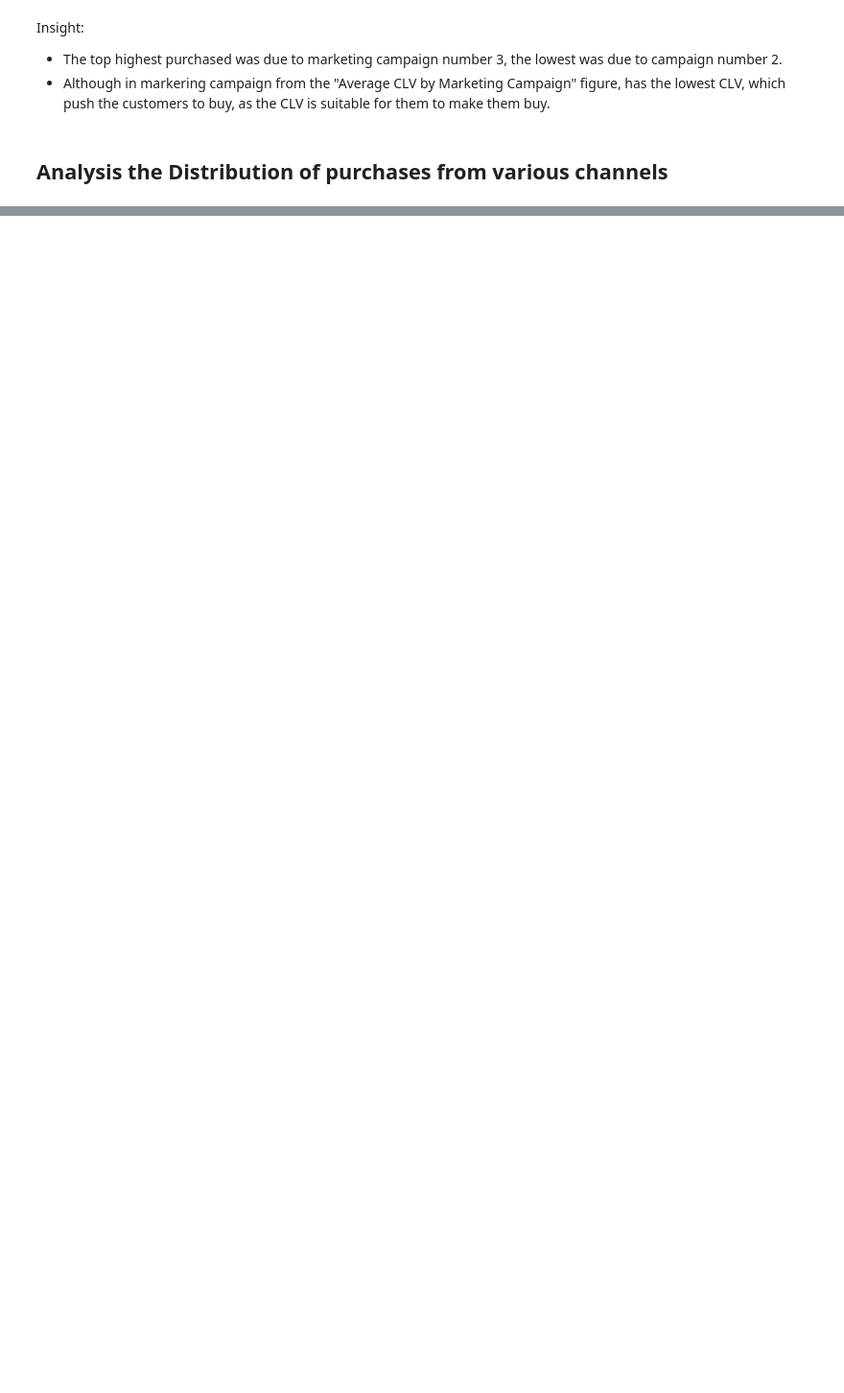
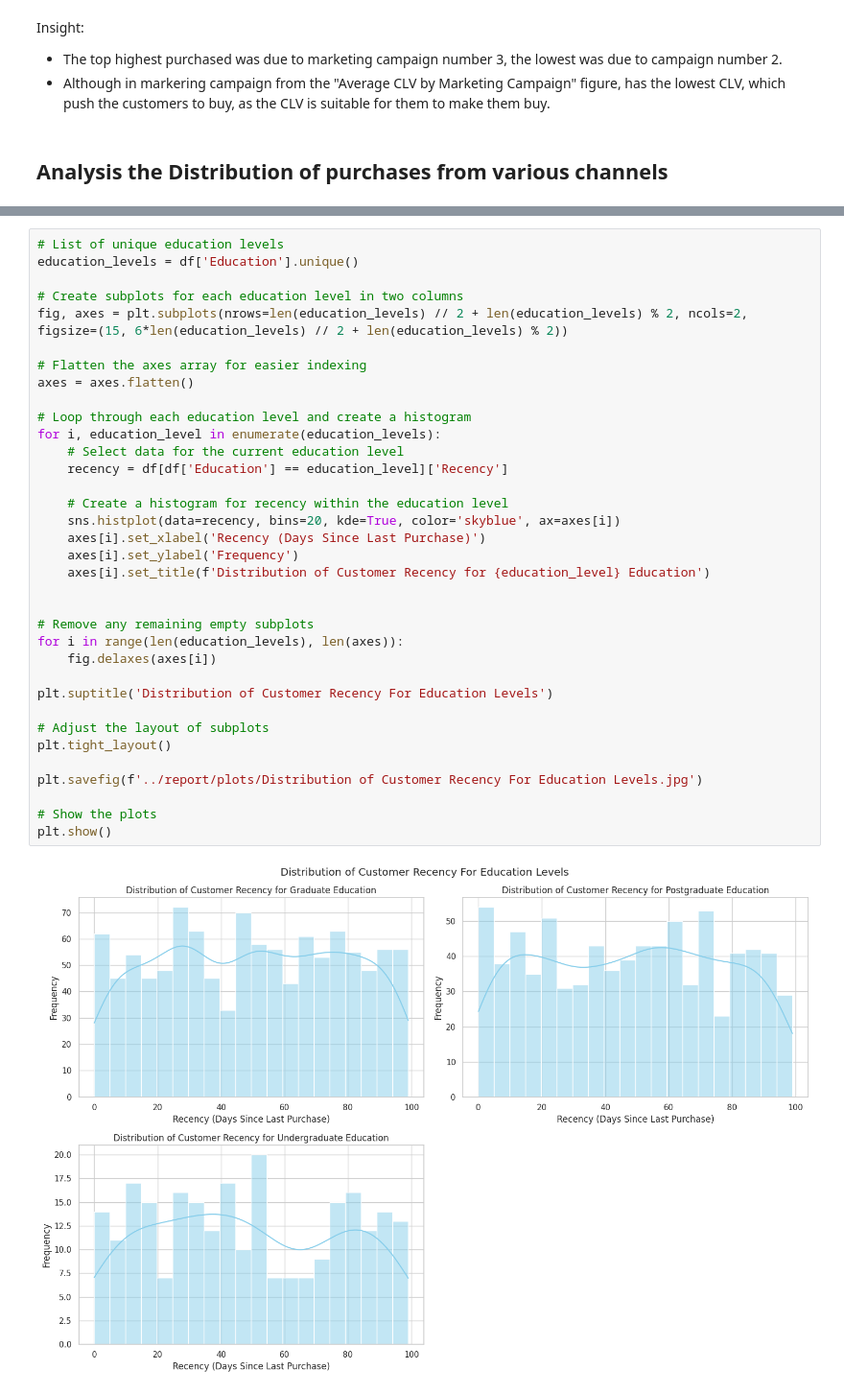
Before and after one commit to AhmedYousriSobhi/customer_segmentation, a Jupyter notebook: nb_workspace/_3_data_eda.ipynb, the cells around one changed output, grey strips where cells are left out. Shown: that part at 96% size. Cells and saved outputs as stored; diff of their text form; blank space fills up the shorter version.

```diff
--- a/nb_workspace/_3_data_eda.ipynb
+++ b/nb_workspace/_3_data_eda.ipynb
@@ -320,0 +382,37 @@ plt.show()
+# %%
+# List of unique education levels
+education_levels = df['Education'].unique()
+
+# Create subplots for each education level in two columns
+fig, axes = plt.subplots(nrows=len(education_levels) // 2 + len(education_levels) % 2, ncols=2, figsize=(15, 6*len(education_levels) // 2 + len(education_levels) % 2))
+
+# Flatten the axes array for easier indexing
+axes = axes.flatten()
+
+# Loop through each education level and create a histogram
+for i, education_level in enumerate(education_levels):
+    # Select data for the current education level
+    recency = df[df['Education'] == education_level]['Recency']
+
+    # Create a histogram for recency within the education level
+    sns.histplot(data=recency, bins=20, kde=True, color='skyblue', ax=axes[i])
+    axes[i].set_xlabel('Recency (Days Since Last Purchase)')
+    axes[i].set_ylabel('Frequency')
+    axes[i].set_title(f'Distribution of Customer Recency for {education_level} Education')
+
+
+# Remove any remaining empty subplots
+for i in range(len(education_levels), len(axes)):
+    fig.delaxes(axes[i])
+
+plt.suptitle('Distribution of Customer Recency For Education Levels')
+
+# Adjust the layout of subplots
+plt.tight_layout()
+
+plt.savefig(f'../report/plots/Distribution of Customer Recency For Education Levels.jpg')
+
+# Show the plots
+plt.show()
+# %% [output]
+[figure, added]
```
Also changed, not shown: parts of 15 cells of this notebook, 15 other files.
